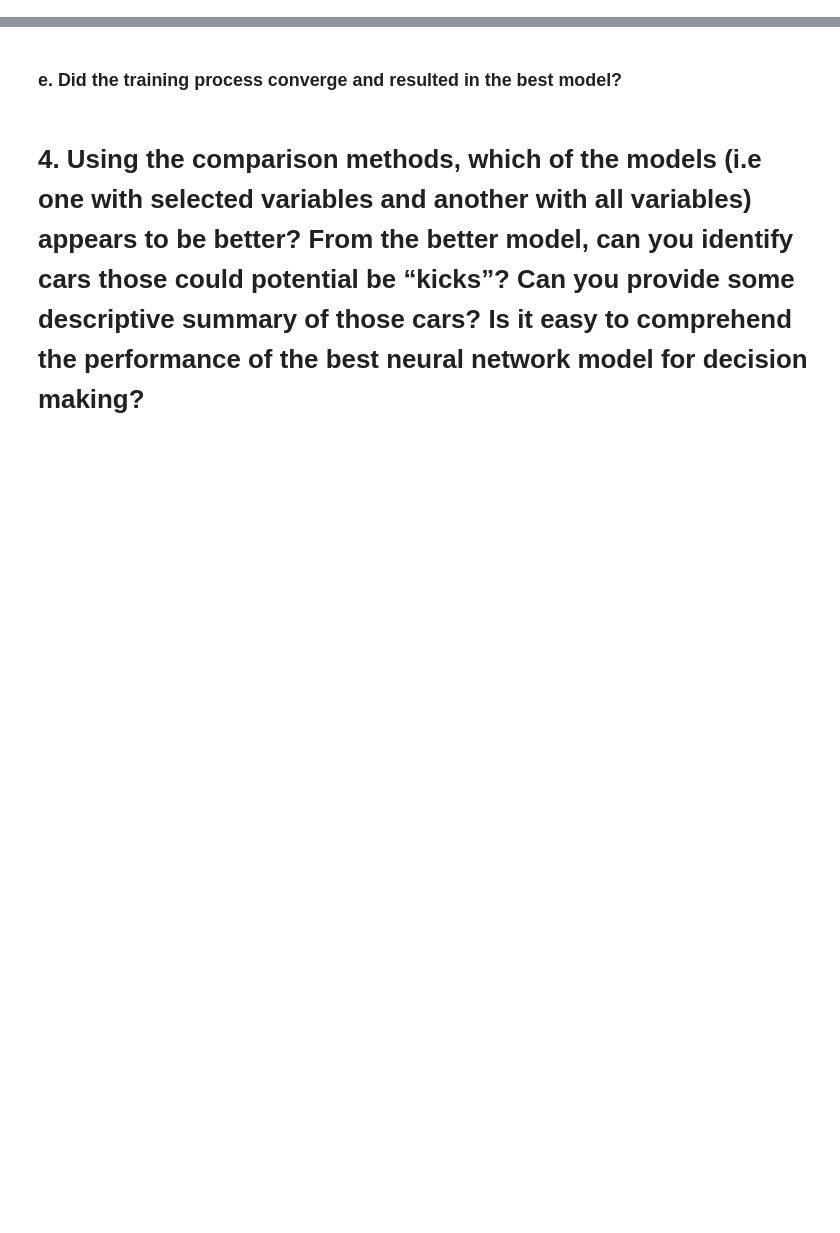
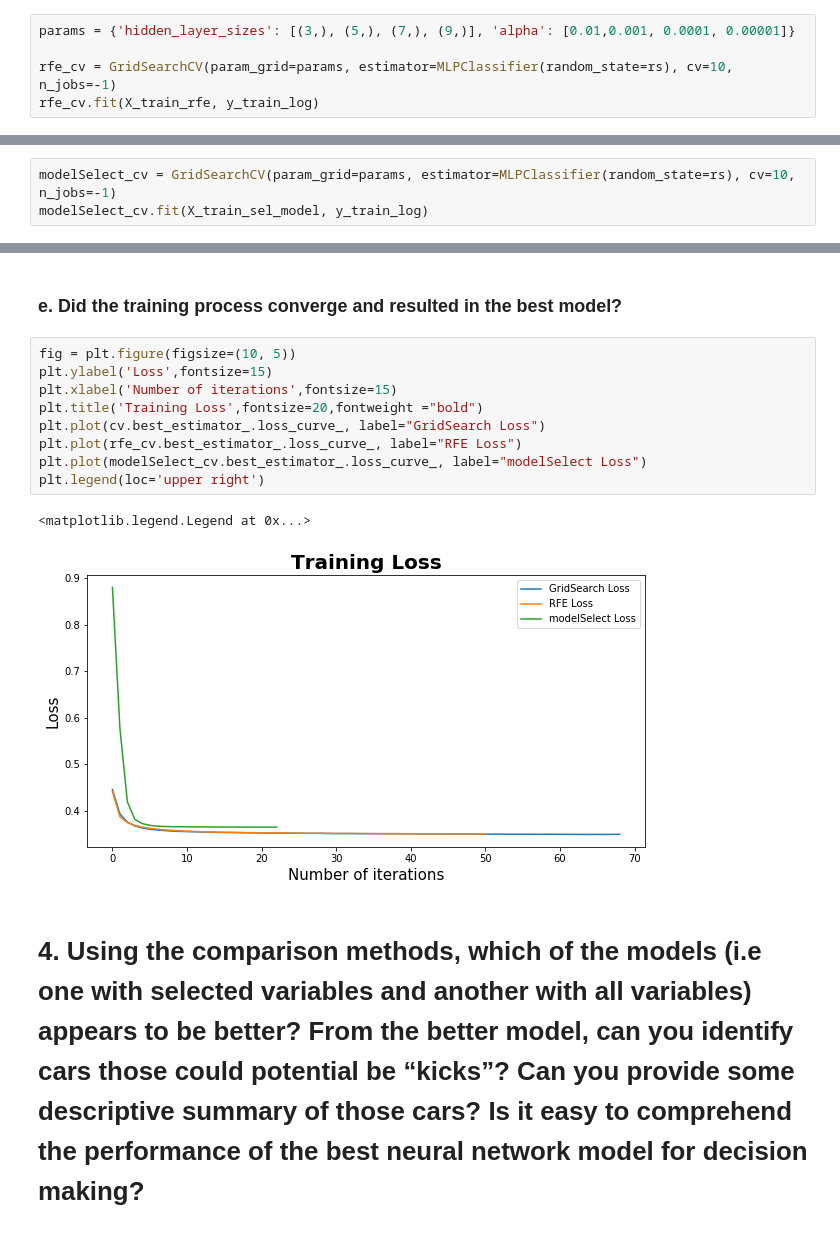
Before and after one commit to ChihchengHsieh/IFN645Assignment1, a Jupyter notebook: Assignment1.ipynb, the cells around one changed output, grey strips where cells are left out. Saved outputs shown, nothing was run; the diff lists cells and outputs as text; blank space fills up the shorter version.

```diff
--- a/Assignment1.ipynb
+++ b/Assignment1.ipynb
@@ -655,2 +836,7 @@ weighted avg       0.76      0.87      0.81     12067
 # %% [markdown]
 ## 3. Would feature selection help here? Build another Neural Network model with inputs selected from RFE with regression (use the best model generated in Task 3) and selection with decision tree (use the best model from Task 2).
+# %%
+params = {'hidden_layer_sizes': [(3,), (5,), (7,), (9,)], 'alpha': [0.01,0.001, 0.0001, 0.00001]}
+
+rfe_cv = GridSearchCV(param_grid=params, estimator=MLPClassifier(random_state=rs), cv=10, n_jobs=-1)
+rfe_cv.fit(X_train_rfe, y_train_log)
@@ -656,0 +856,3 @@ weighted avg       0.76      0.87      0.81     12067
+# %%
+modelSelect_cv = GridSearchCV(param_grid=params, estimator=MLPClassifier(random_state=rs), cv=10, n_jobs=-1)
+modelSelect_cv.fit(X_train_sel_model, y_train_log)
@@ -664,5 +934,17 @@ weighted avg       0.76      0.87      0.81     12067
 ### d. Do you see any sign of over-fitting?
 # %% [markdown]
 ### e. Did the training process converge and resulted in the best model?
+# %%
+fig = plt.figure(figsize=(10, 5))
+plt.ylabel('Loss',fontsize=15)
+plt.xlabel('Number of iterations',fontsize=15)
+plt.title('Training Loss',fontsize=20,fontweight ="bold")
+plt.plot(cv.best_estimator_.loss_curve_, label="GridSearch Loss")
+plt.plot(rfe_cv.best_estimator_.loss_curve_, label="RFE Loss")
+plt.plot(modelSelect_cv.best_estimator_.loss_curve_, label="modelSelect Loss")
+plt.legend(loc='upper right')
+# %% [output]
+<matplotlib.legend.Legend at 0x...>
+[figure, added]
 # %% [markdown]
 # 4. Using the comparison methods, which of the models (i.e one with selected variables and another with all variables) appears to be better? From the better model, can you identify cars those could potential be “kicks”? Can you provide some descriptive summary of those cars? Is it easy to comprehend the performance of the best neural network model for decision making?
```
Also changed, not shown: parts of 66 cells of this notebook.
